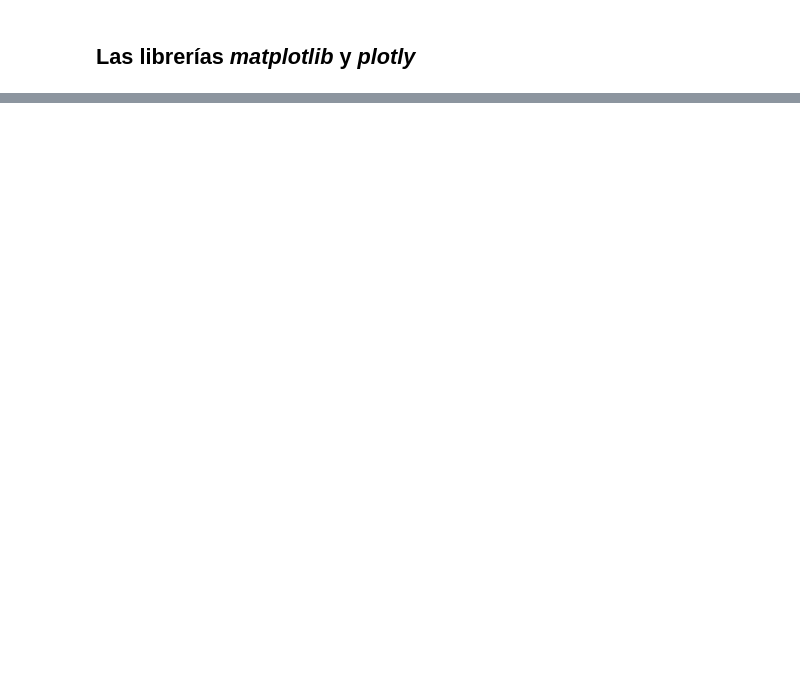
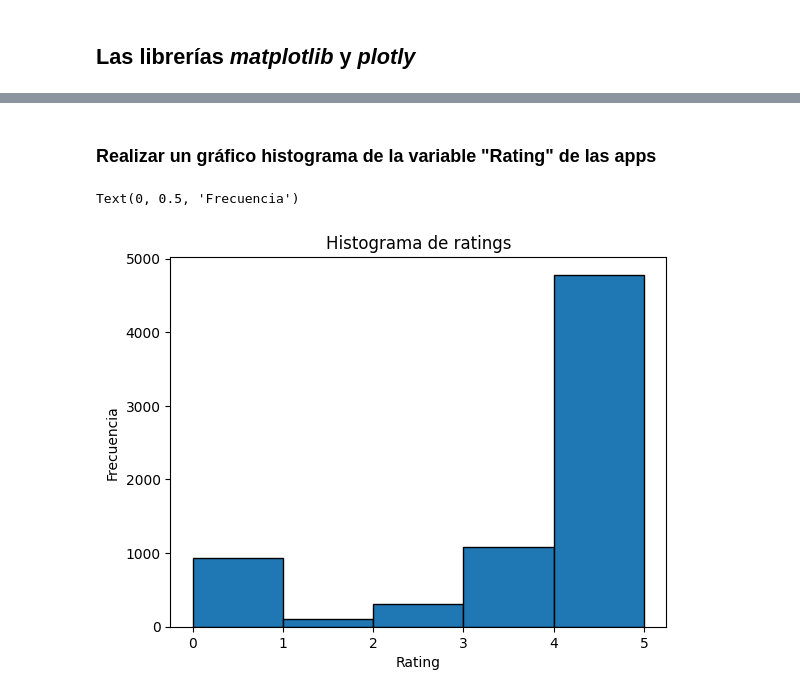
Before and after one commit to alu0101351773/PD_practicas, a Jupyter notebook: src/ejercicios/ejercicios_preproceasdo.ipynb, the cells around one changed output, grey strips where cells are left out. Cells and saved outputs as stored; diff of their text form; code cells hidden in the pictures; blank space fills up the shorter version.

```diff
--- a/src/ejercicios/ejercicios_preproceasdo.ipynb
+++ b/src/ejercicios/ejercicios_preproceasdo.ipynb
@@ -100,0 +158,24 @@ print(f'Numero de apps sin review asociadas: {unreviewed_apps}')
+# %% [markdown]
+### Realizar un gráfico histograma de la variable "Rating" de las apps
+# %%
+import matplotlib.pyplot as plt
+
+# Calculo de los intervalos (se podria hacer a mano)
+min_rating = int(dataset['Rating'].min())
+max_rating = int(dataset['Rating'].max())
+interval = [i for i in range(min_rating, max_rating + 1)]
+
+# Creacion del histograma
+plt.hist(
+    dataset['Rating'],
+    bins = interval,
+    edgecolor = 'black',
+)
+
+# Decoracion del histograma
+plt.title('Histograma de ratings')
+plt.xlabel('Rating')
+plt.ylabel('Frecuencia')
+# %% [output]
+Text(0, 0.5, 'Frecuencia')
+[figure, added]
```
Also changed, not shown: parts of 15 cells of this notebook.
